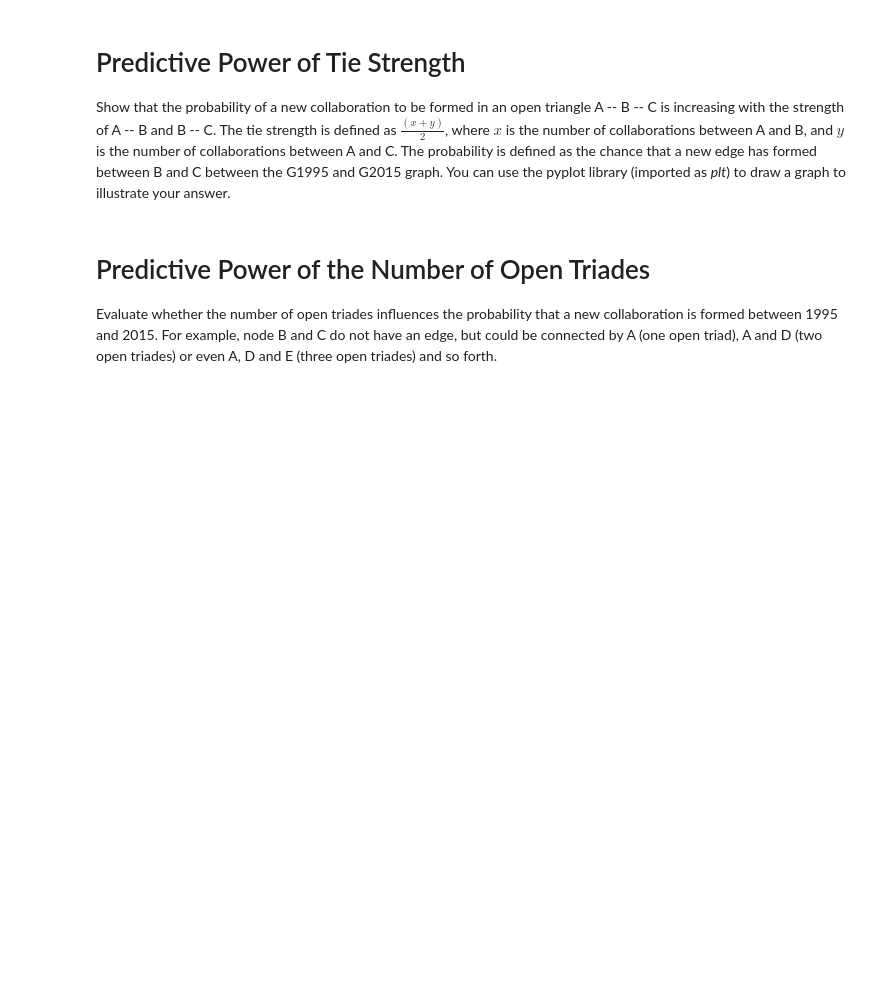
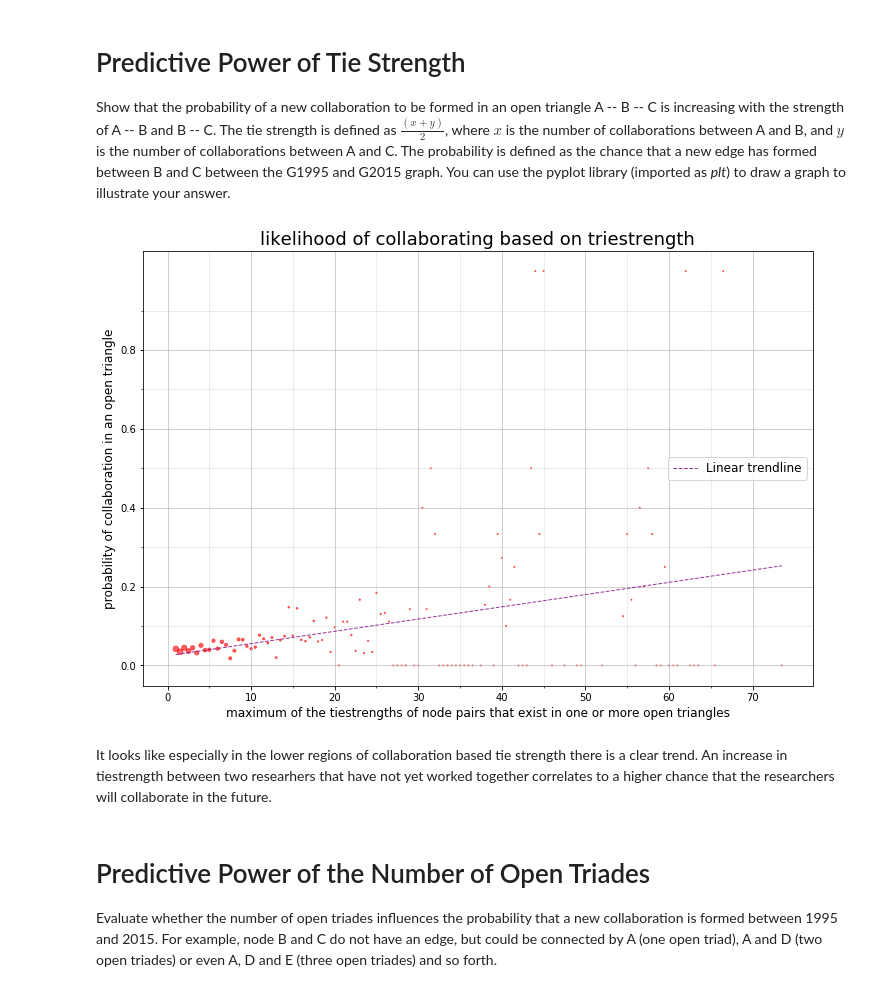
Before and after one commit to emielsteegh/network-data-science, a Jupyter notebook: week1proj/week1-project.ipynb, the cells around one changed output. Drawn from its saved outputs; the diff is of its cells as text; code cells hidden in the pictures; blank space fills up the shorter version.

```diff
--- a/week1proj/week1-project.ipynb
+++ b/week1proj/week1-project.ipynb
@@ -70,7 +72,7 @@ G1995['283261']
 Show that the probability of a new collaboration to be formed in an open triangle A -- B -- C is increasing with the strength of A -- B and B -- C. The tie strength is defined as $\frac{(x+y)}{2}$, where $x$ is the number of collaborations between A and B, and $y$ is the number of collaborations between A and C. The probability is defined as the chance that a new edge has formed between B and C between the G1995 and G2015 graph. You can use the pyplot library (imported as *plt*) to draw a graph to illustrate your answer.
 # %%
 # BEGIN SOLUTION
-def calculate_tie_strengths(graph, mode):
+def calculate_tie_strengths(graph, mode='MAX'):
     """
     Cacluates TieStrength of open node pairs on a triad.
     """
@@ -99,7 +101,7 @@ def calculate_tie_strengths(graph, mode):
 
 
 
-def plot_tie_strength_prediction(new_graph,old_graph,mode = 'MAX'):
+def plot_tie_strength_prediction(pair_strength_dictionary,new_graph,old_graph,mode = 'MAX'):
     """
     Transforms mutual tie strength data into a plot that gives the probability of future collaboration
     """
@@ -107,7 +109,7 @@ def plot_tie_strength_prediction(new_graph,old_graph,mode = 'MAX'):
     if mode != 'ADD' and mode != 'MAX':
         mode = 'MAX'
 
-    pair_strength_dictionary = calculate_tie_strengths(old_graph, mode)
+
 
     raw_data = {} #dictionary of format {[float tie strength]: float the ratio of pairs that ended up collaborating, occurences of that tiestrength}
     for pair,tie_strength in pair_strength_dictionary.items():
@@ -144,11 +146,11 @@ def plot_tie_strength_prediction(new_graph,old_graph,mode = 'MAX'):
     fig,ax = plt.subplots()
 
     plt.title('likelihood of collaborating based on triestrength', fontsize = 18)
-    plt.ylabel('probability of collaboration in an open triangle', fontsize = 9)
+    plt.ylabel('probability of collaboration in an open triangle', fontsize = 12)
     if mode == 'ADD':
-        plt.xlabel('sum of all tiestrengths in node pairs on an open triangle', fontsize = 9)
+        plt.xlabel('sum of all tiestrengths in node pairs on an open triangle', fontsize = 12)
     if mode == 'MAX':
-        plt.xlabel('maximum of the tiestrengths of node pairs that exist in one or more open triangles', fontsize = 14)
+        plt.xlabel('maximum of the tiestrengths of node pairs that exist in one or more open triangles', fontsize = 12)
 
     x_max = max(x)
     major_ticks_x = np.arange(0,x_max,10)
@@ -162,37 +164,40 @@ def plot_tie_strength_prediction(new_graph,old_graph,mode = 'MAX'):
     ax.set_yticks(major_ticks_y)
     ax.set_yticks(minor_ticks_y, minor = True)
 
     ax.grid(which='major', alpha = 0.6)
     ax.grid(which='minor', alpha = 0.3)
 
     scatter = plt.scatter(x,y, alpha = 0.6, s = scale_list, c= 'r')
 
     polynomial_coefficients = np.polyfit(x,y, 1) # Returns coefficients of a polynomial of degree 1 (just a linear relation) with least square fit to data
     polynomial = np.poly1d(polynomial_coefficients) # Generate a polynomial from these coefficients
 
     # This polynomial is just the trend line
     # polynomial(i) for any number i evaluates the polynomial at x = i, and returns the value of y at that point
 
     # Plot trend line
     trendline = plt.plot(x,polynomial(x), '--', color = "purple", alpha = 0.8, lw = 1, label = 'Linear trendline')
 
     ax.legend(loc = 'center right', fontsize = 12)
 
     plt.show()
 
-
+    return polynomial
 
 
 def neighbors(graph, pair):
     return pair[0] in graph[pair[1]]
 
 def max(array):
     return sorted(array)[-1] #get max value by sorting array and taking the first entry
 
 # END SOLUTION
-
-plot_tie_strength_prediction(G2015,G1995,'MAX')
-print "It looks like especially in the lower regions of collaboration based tie strength there is a clear trend. An increase in tiestrength between two researhers that have not yet worked together correlates to a higher chance that the researchers will collaborate in the future."
+tie_strengths = calculate_tie_strengths(G1995,'MAX')
+tie_strength_trendline = plot_tie_strength_prediction(tie_strengths,G2015,G1995,'MAX')
+# %% [output]
+[figure, added]
+# %% [markdown]
+It looks like especially in the lower regions of collaboration based tie strength there is a clear trend. An increase in tiestrength between two researhers that have not yet worked together correlates to a higher chance that the researchers will collaborate in the future.
 # %% [markdown]
 # Predictive Power of the Number of Open Triades                                     <a id="chapter6"></a>
 
```
Also changed, not shown: parts of 5 cells of this notebook.
